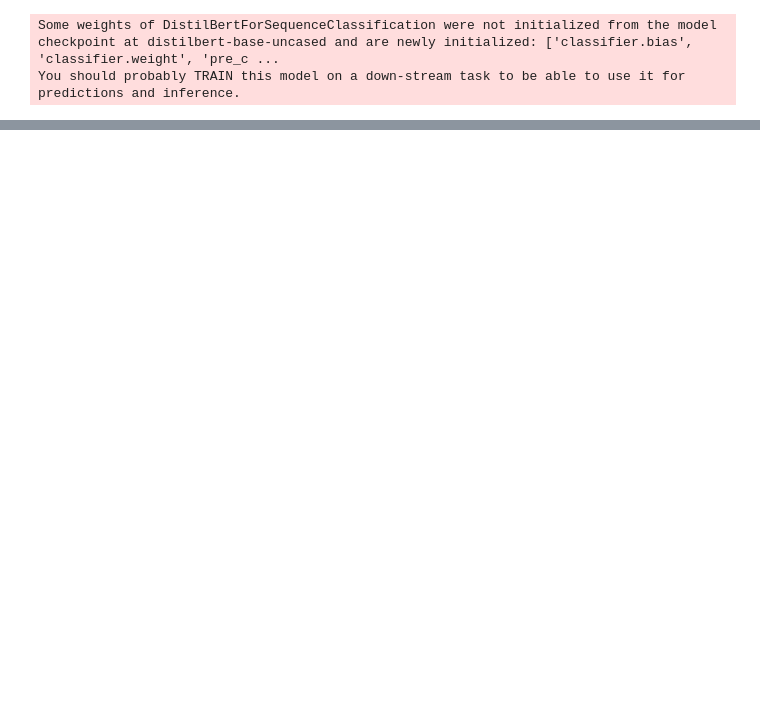
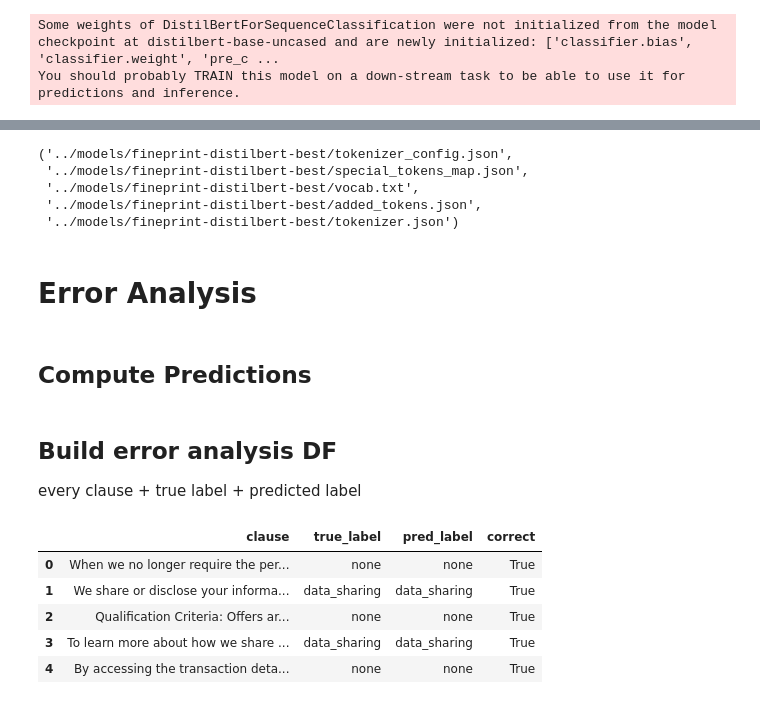
Before and after one commit to xlumzee/FinePrint, a Jupyter notebook: Version2/notebooks/03_train_distilbert.ipynb, the cells around one changed output, grey strips where cells are left out. Saved outputs shown, nothing was run; the diff lists cells and outputs as text; code cells hidden in the pictures; blank space fills up the shorter version.

```diff
--- a/Version2/notebooks/03_train_distilbert.ipynb
+++ b/Version2/notebooks/03_train_distilbert.ipynb
@@ -162,0 +296,14 @@ file_path
+# %%
+save_dir = "../models/fineprint-distilbert-best"
+trainer.save_model(save_dir)
+tokenizer.save_pretrained(save_dir)
+# %% [output]
+('../models/fineprint-distilbert-best/tokenizer_config.json',
+ '../models/fineprint-distilbert-best/special_tokens_map.json',
+ '../models/fineprint-distilbert-best/vocab.txt',
+ '../models/fineprint-distilbert-best/added_tokens.json',
+ '../models/fineprint-distilbert-best/tokenizer.json')
+# %% [markdown]
+# Error Analysis
+# %% [markdown]
+## Compute Predictions
@@ -162,0 +314,22 @@ file_path
+# %% [markdown]
+## Build error analysis DF
+every clause + true label + predicted label
+# %%
+import pandas as pd
+
+errors = pd.DataFrame({
+    "clause": test_df["clause"].values,
+    "true_label": [id2label[l] for l in y_true],
+    "pred_label": [id2label[p] for p in y_pred],
+})
+
+errors["correct"] = errors["true_label"] == errors["pred_label"]
+
+errors.head()
+# %% [output]
+|  | clause | true_label | pred_label | correct |
+| 0 | When we no longer require the per... | none | none | True |
+| 1 | We share or disclose your informa... | data_sharing | data_sharing | True |
+| 2 | Qualification Criteria: Offers ar... | none | none | True |
+| 3 | To learn more about how we share ... | data_sharing | data_sharing | True |
+| 4 | By accessing the transaction deta... | none | none | True |
```
Also changed, not shown: parts of 41 cells of this notebook, 1 other file.
